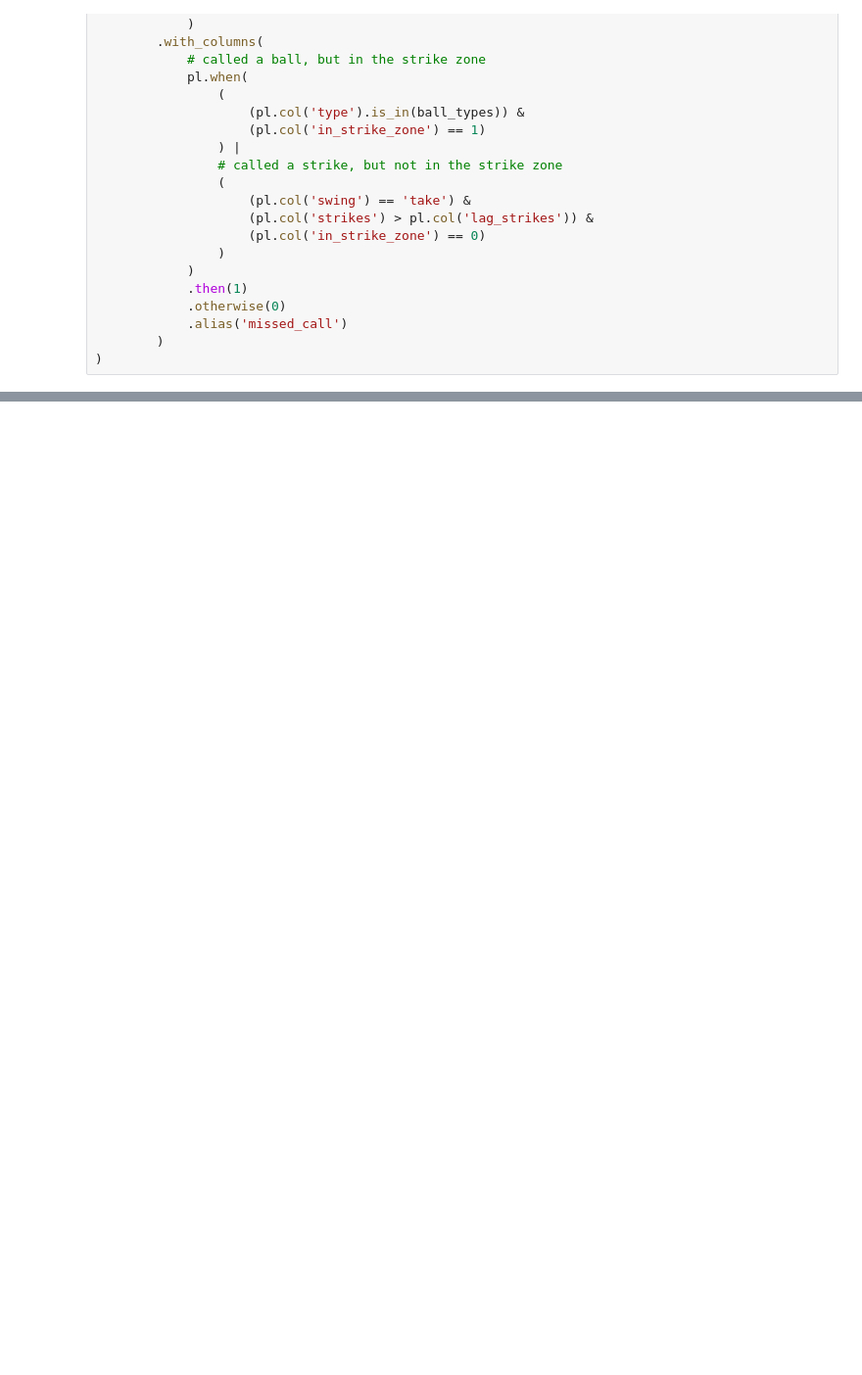
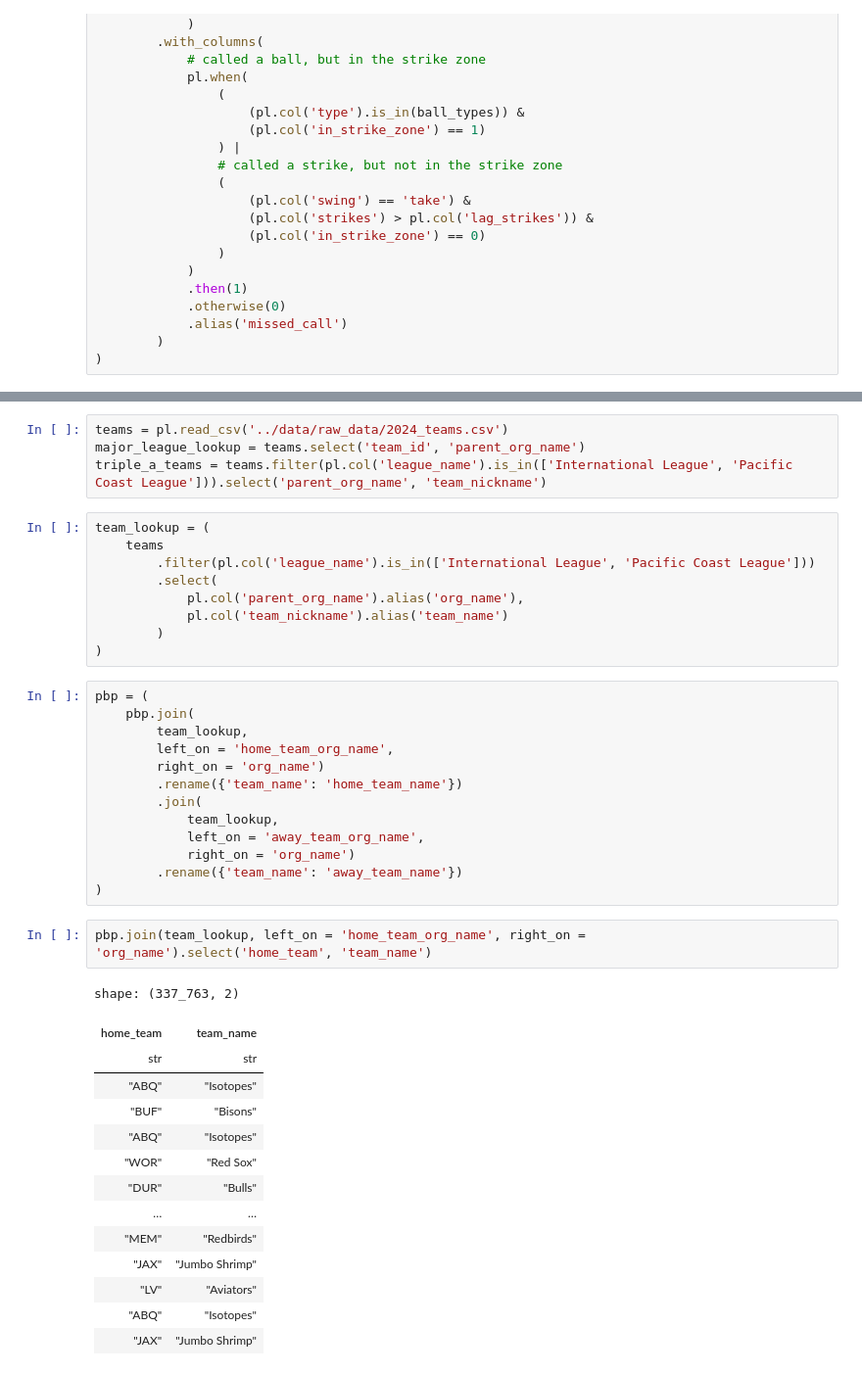
Before and after one commit to sethbilliau/mlb-spring-training, a Jupyter notebook: milb analysis/analysis.ipynb, the cells around one changed output, grey strips where cells are left out. Shown at 98% size. Cells and saved outputs as stored; diff of their text form; blank space fills up the shorter version.

```diff
--- a/milb analysis/analysis.ipynb
+++ b/milb analysis/analysis.ipynb
@@ -123,0 +626,43 @@ a = (
+# %%
+teams = pl.read_csv('../data/raw_data/2024_teams.csv')
+major_league_lookup = teams.select('team_id', 'parent_org_name')
+triple_a_teams = teams.filter(pl.col('league_name').is_in(['International League', 'Pacific Coast League'])).select('parent_org_name', 'team_nickname')
+# %%
+team_lookup = (
+    teams
+        .filter(pl.col('league_name').is_in(['International League', 'Pacific Coast League']))
+        .select(
+            pl.col('parent_org_name').alias('org_name'),
+            pl.col('team_nickname').alias('team_name')
+        )
+)
+# %%
+pbp = (
+    pbp.join(
+        team_lookup,
+        left_on = 'home_team_org_name',
+        right_on = 'org_name')
+        .rename({'team_name': 'home_team_name'})
+        .join(
+            team_lookup,
+            left_on = 'away_team_org_name',
+            right_on = 'org_name')
+        .rename({'team_name': 'away_team_name'})
+)
+# %%
+pbp.join(team_lookup, left_on = 'home_team_org_name', right_on = 'org_name').select('home_team', 'team_name')
+# %% [output]
+shape: (337_763, 2)
+| home_team | team_name |
+| str | str |
+| "ABQ" | "Isotopes" |
+| "BUF" | "Bisons" |
+| "ABQ" | "Isotopes" |
+| "WOR" | "Red Sox" |
+| "DUR" | "Bulls" |
+| … | … |
+| "MEM" | "Redbirds" |
+| "JAX" | "Jumbo Shrimp" |
+| "LV" | "Aviators" |
+| "ABQ" | "Isotopes" |
+| "JAX" | "Jumbo Shrimp" |
```
Also changed, not shown: parts of 22 cells of this notebook, 1 other file.
